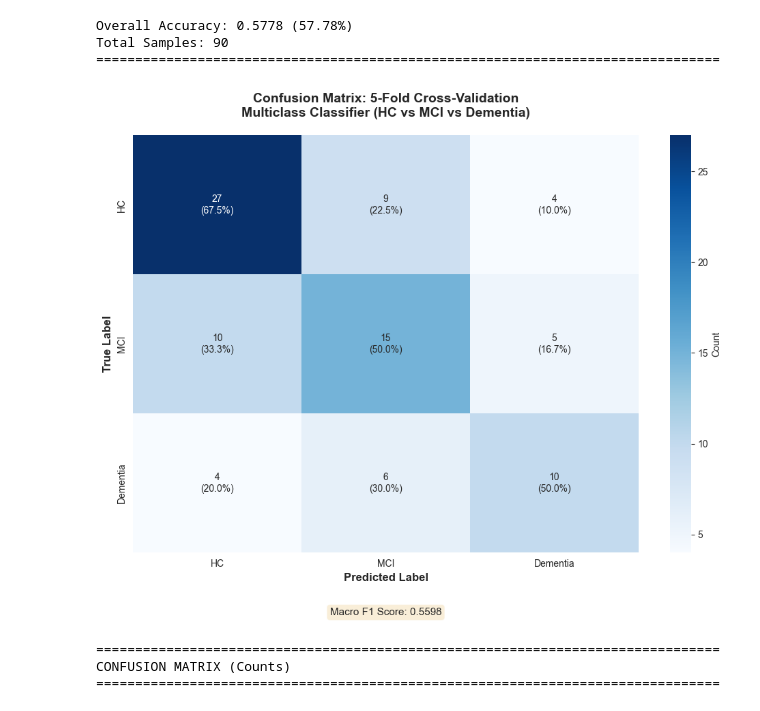
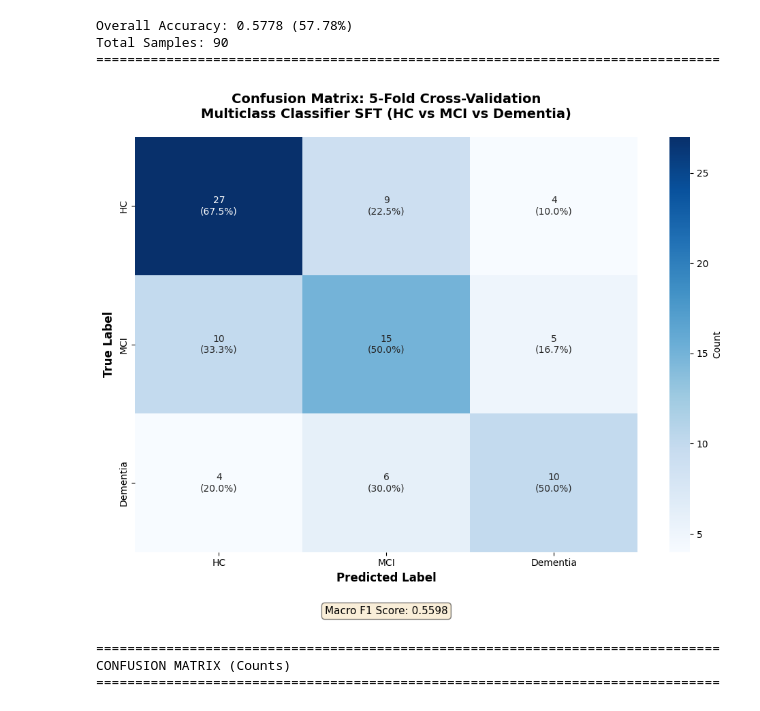
Before and after one commit to bentindal/cognospeak-pft-sft-pauses-data-analysis, a Jupyter notebook: transcript_analysis.ipynb, the cells around one changed output. Cells and saved outputs as stored; diff of their text form; code cells hidden in the pictures.

```diff
--- a/transcript_analysis.ipynb
+++ b/transcript_analysis.ipynb
@@ -768,35 +782,35 @@ sns.heatmap(
     fmt='',
     cmap='Blues',
     xticklabels=class_names,
     yticklabels=class_names,
     cbar_kws={'label': 'Count'},
     ax=ax
 )
 
 ax.set_xlabel('Predicted Label', fontsize=12, fontweight='bold')
 ax.set_ylabel('True Label', fontsize=12, fontweight='bold')
 ax.set_title(
-    'Confusion Matrix: 5-Fold Cross-Validation\nMulticlass Classifier (HC vs MCI vs Dementia)',
+    'Confusion Matrix: 5-Fold Cross-Validation\nMulticlass Classifier SFT (HC vs MCI vs Dementia)',
     fontsize=14,
     fontweight='bold',
     pad=20
 )
 
 from sklearn.metrics import f1_score
 macro_f1 = f1_score(all_y_true_multiclass, all_y_pred_multiclass, average='macro')
 ax.text(
     0.5, -0.15,
     f'Macro F1 Score: {macro_f1:.4f}',
     transform=ax.transAxes,
     ha='center',
     fontsize=11,
     bbox=dict(boxstyle='round', facecolor='wheat', alpha=0.5)
 )
 
 plt.tight_layout()
 plt.show()
 # %% [output]
-[figure, old version]
+[figure, new version]
 # %%
 # Display confusion matrix as pandas DataFrame
 cm_df = pd.DataFrame(
```
Also changed, not shown: parts of 7 cells of this notebook.
